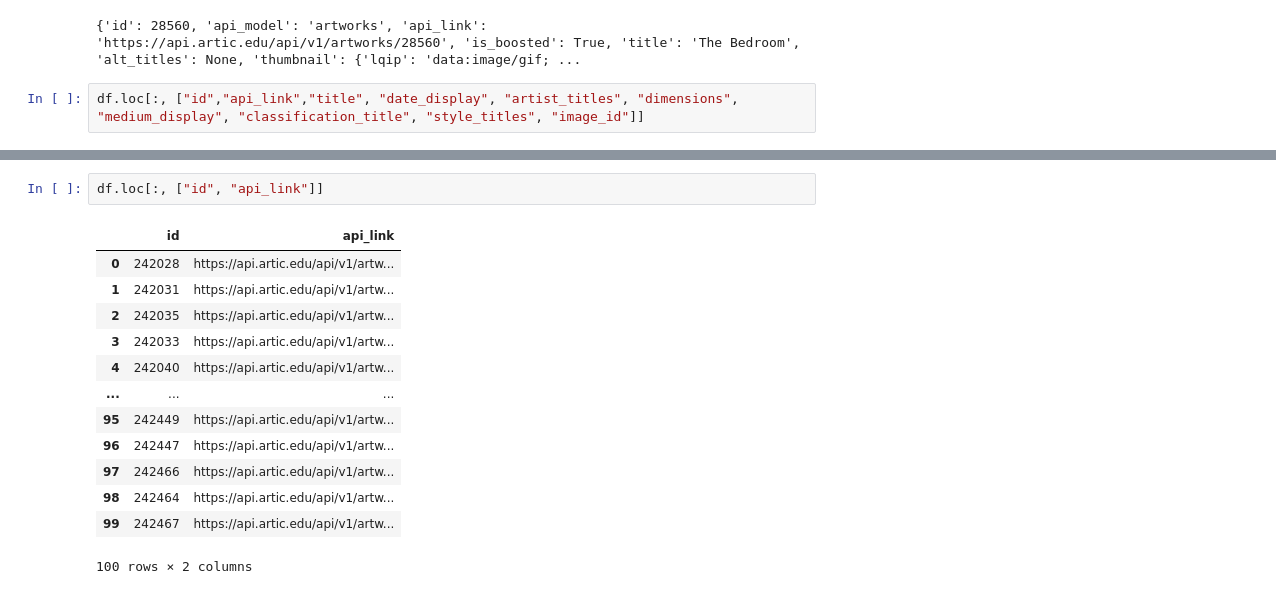
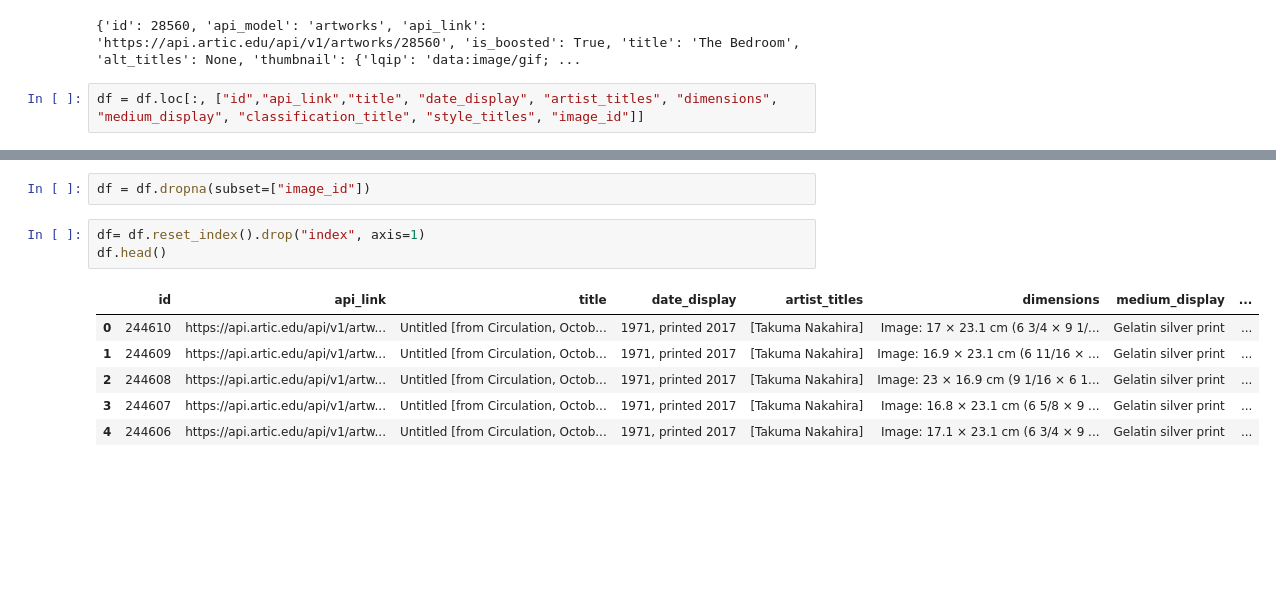
Before and after one commit to Team-Project-22/modeling, a Jupyter notebook: Test_code/Dataset_Chicago.ipynb, the cells around one changed output, grey strips where cells are left out. Saved outputs shown, nothing was run; the diff lists cells and outputs as text; blank space fills up the shorter version.

```diff
--- a/Test_code/Dataset_Chicago.ipynb
+++ b/Test_code/Dataset_Chicago.ipynb
@@ -42,2 +43,2 @@ print(sample['data'])
 # %%
-df.loc[:, ["id","api_link","title", "date_display", "artist_titles", "dimensions", "medium_display", "classification_title", "style_titles", "image_id"]]
+df = df.loc[:, ["id","api_link","title", "date_display", "artist_titles", "dimensions", "medium_display", "classification_title", "style_titles", "image_id"]]
@@ -58,16 +45,12 @@ df.loc[:, ["id","api_link","title", "date_display", "artist_titles", "dimensions
-# %%
-df.loc[:, ["id", "api_link"]]
-# %% [output]
-|  | id | api_link |
-| 0 | 242028 | https://api.artic.edu/api/v1/artw... |
-| 1 | 242031 | https://api.artic.edu/api/v1/artw... |
-| 2 | 242035 | https://api.artic.edu/api/v1/artw... |
-| 3 | 242033 | https://api.artic.edu/api/v1/artw... |
-| 4 | 242040 | https://api.artic.edu/api/v1/artw... |
-| ... | ... | ... |
-| 95 | 242449 | https://api.artic.edu/api/v1/artw... |
-| 96 | 242447 | https://api.artic.edu/api/v1/artw... |
-| 97 | 242466 | https://api.artic.edu/api/v1/artw... |
-| 98 | 242464 | https://api.artic.edu/api/v1/artw... |
-| 99 | 242467 | https://api.artic.edu/api/v1/artw... |
-100 rows × 2 columns
+# %%
+df = df.dropna(subset=["image_id"])
+# %%
+df= df.reset_index().drop("index", axis=1)
+df.head()
+# %% [output]
+|  | id | api_link | title | date_display | artist_titles | dimensions | medium_display | ... |
+| 0 | 244610 | https://api.artic.edu/api/v1/artw... | Untitled [from Circulation, Octob... | 1971, printed 2017 | [Takuma Nakahira] | Image: 17 × 23.1 cm (6 3/4 × 9 1/... | Gelatin silver print | ... |
+| 1 | 244609 | https://api.artic.edu/api/v1/artw... | Untitled [from Circulation, Octob... | 1971, printed 2017 | [Takuma Nakahira] | Image: 16.9 × 23.1 cm (6 11/16 × ... | Gelatin silver print | ... |
+| 2 | 244608 | https://api.artic.edu/api/v1/artw... | Untitled [from Circulation, Octob... | 1971, printed 2017 | [Takuma Nakahira] | Image: 23 × 16.9 cm (9 1/16 × 6 1... | Gelatin silver print | ... |
+| 3 | 244607 | https://api.artic.edu/api/v1/artw... | Untitled [from Circulation, Octob... | 1971, printed 2017 | [Takuma Nakahira] | Image: 16.8 × 23.1 cm (6 5/8 × 9 ... | Gelatin silver print | ... |
+| 4 | 244606 | https://api.artic.edu/api/v1/artw... | Untitled [from Circulation, Octob... | 1971, printed 2017 | [Takuma Nakahira] | Image: 17.1 × 23.1 cm (6 3/4 × 9 ... | Gelatin silver print | ... |
```
Also changed, not shown: parts of 8 cells of this notebook.
